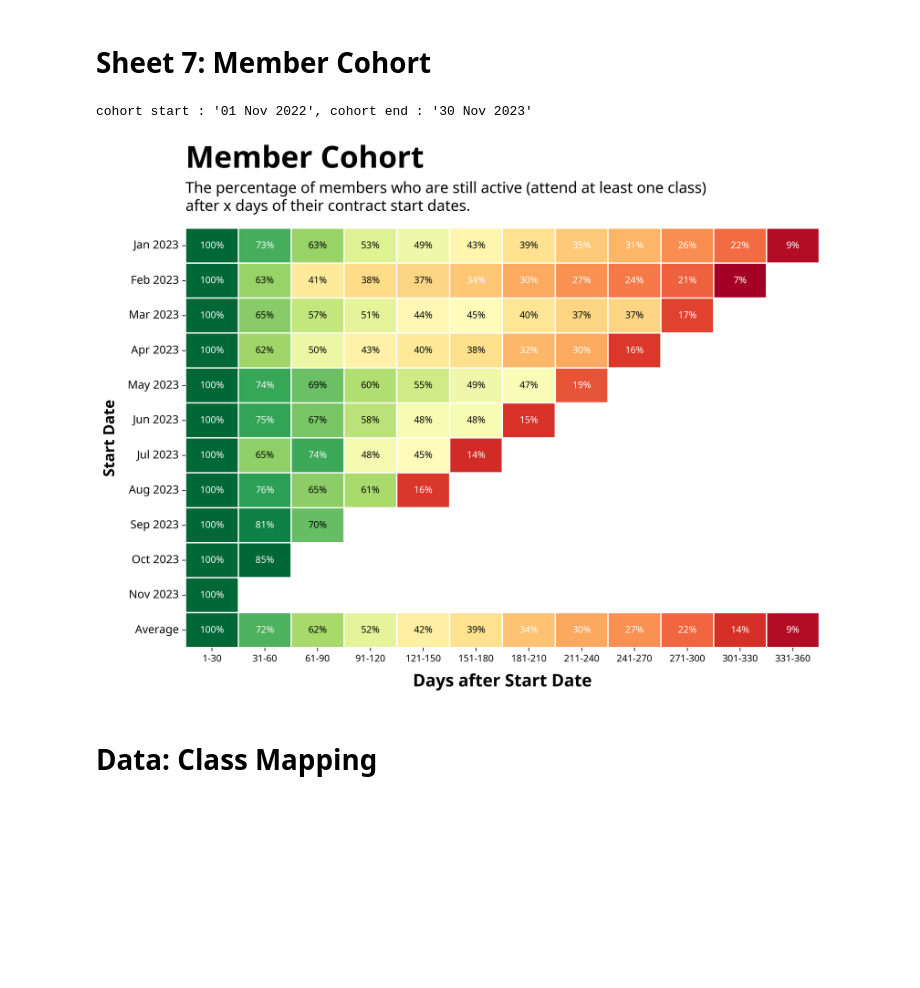
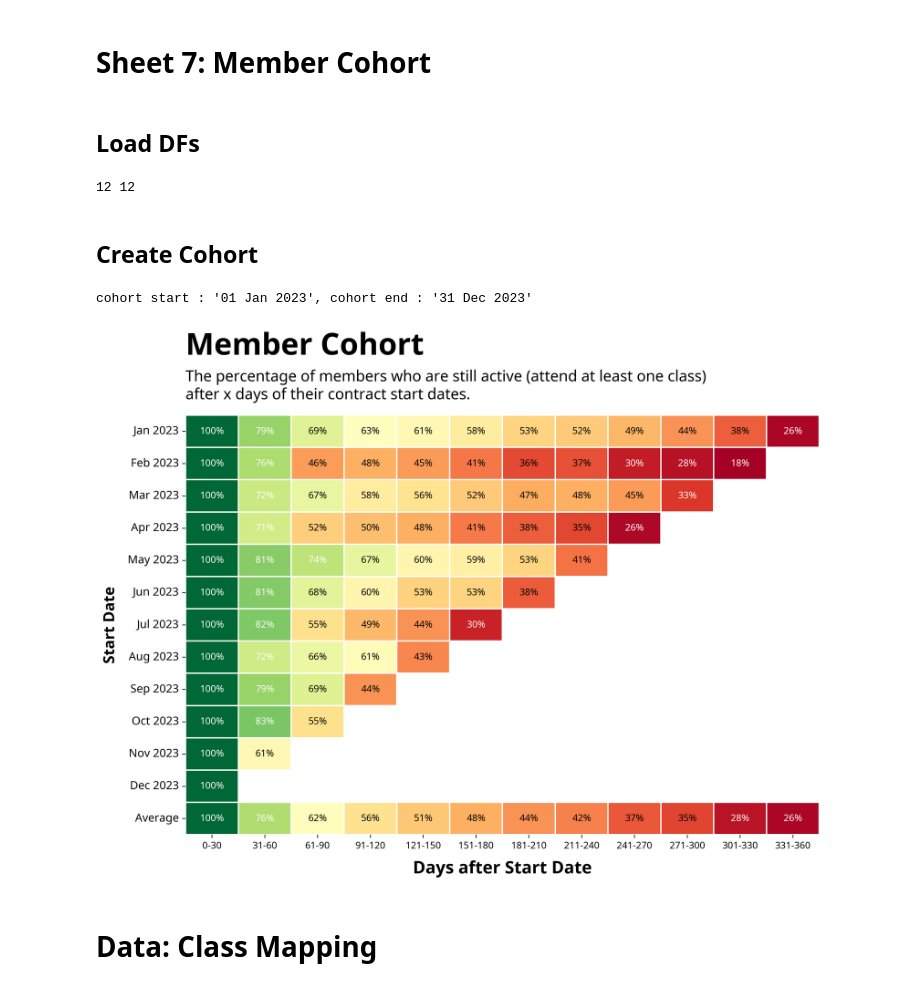
Before and after one commit to danjelito/wse-exp-manag-report, a Jupyter notebook: main.ipynb, the cells around one changed output. Saved outputs shown, nothing was run; the diff lists cells and outputs as text; code cells hidden in the pictures; blank space fills up the shorter version.

Commit message:
refactor 07 cohort

```diff
--- a/main.ipynb
+++ b/main.ipynb
@@ -33,7 +33,9 @@ path_trainer = (
 )
 path_noncoco = "input/Non-Coco Class Tracker - 2023 (New).xlsx"
 
-path_coco_member = "input/Member Population.xlsx"
+path_coco_member = (
+    Path.cwd().parents[0] / f"data - coco member/output/{config.month}/coco_member.xlsx"
+)
 
 df_att = pd.read_excel(path_attendance)
 df_sess = pd.read_excel(path_session)
@@ -466,11 +468,13 @@ df_comm_full.head()
 |  |  | Online | 4 | 4 | 1.00 | ... |
 # %% [markdown]
 # Sheet 7: Member Cohort
+# %% [markdown]
+## Load DFs
 # %%
 # create a date range from jan 2023 to current month
 date_ranges = pd.date_range(
-    "2023-01-01",
-    pd.to_datetime(month, format="%m %b %Y") + pd.offsets.MonthEnd(0),
+    start="2023-01-01",
+    end=(pd.to_datetime(config.month, format="%m %b %Y") + pd.offsets.MonthEnd(0)),
     freq="m",
     inclusive="both",
 )
@@ -480,8 +484,8 @@ month_ranges = [i.strftime("%m %b %Y").lower() for i in date_ranges]
 
 # list of all att files
 att_files = [
-    Path.cwd().parents[1]
-    / f"data - coco class session and attendance v2/{i}/data attendance {i[3:]}.xlsx"
+    Path.cwd().parents[0]
+    / f"data - coco class session and attendance/data/{i}/data attendance {i[3:]}.xlsx"
     for i in month_ranges
 ]
 
@@ -496,11 +500,24 @@ for file in att_files:
     except FileNotFoundError:
         pass
 df_att_all = pd.concat(dfs, ignore_index=True)
+print(len(date_ranges), len(dfs))
+# %% [output]
+12 12
+# %% [markdown]
+## Create Cohort
 # %%
-cohort_start_month = pd.to_datetime(month, format="%m %b %Y") - pd.Timedelta(days=365)
-cohort_end_month = pd.to_datetime(month, format="%m %b %Y") + pd.offsets.MonthEnd(0)
-
-print(f"cohort start :{cohort_start_month: '%d %b %Y'}, cohort end :{cohort_end_month: '%d %b %Y'}")
+cohort_start_date = (
+    pd.to_datetime(config.month, format="%m %b %Y")
+    - pd.Timedelta(days=330)
+    - pd.offsets.MonthBegin(1) # make this the beginning of the month
+)
+cohort_end_date = (
+    pd.to_datetime(config.month, format="%m %b %Y")
+    + pd.offsets.MonthEnd(0)  # make this the end of the month
+)
+print(
+    f"cohort start :{cohort_start_date: '%d %b %Y'}, cohort end :{cohort_end_date: '%d %b %Y'}"
+)
 # %% [output]
-cohort start : '01 Nov 2022', cohort end : '30 Nov 2023'
+cohort start : '01 Jan 2023', cohort end : '31 Dec 2023'
 # %%
@@ -541,9 +585,8 @@ df_cohort_raw = (pd.concat([df_member_clean, df_att_all_clean])
 # %%
-df_cohort = module.make_cohort(df_cohort_raw, do_check_cohort=False)
+df_cohort = module.make_cohort(df_cohort_raw)
+module.plot_cohort(df_cohort)
+# %% [output]
+[figure, added]
-# %%
-module.plot_cohort(df_cohort)
-# %% [output]
-[figure, removed]
 # %% [markdown]
 # Data: Class Mapping
 # %%
```
Also changed, not shown: parts of 4 cells of this notebook, 1 other file.
